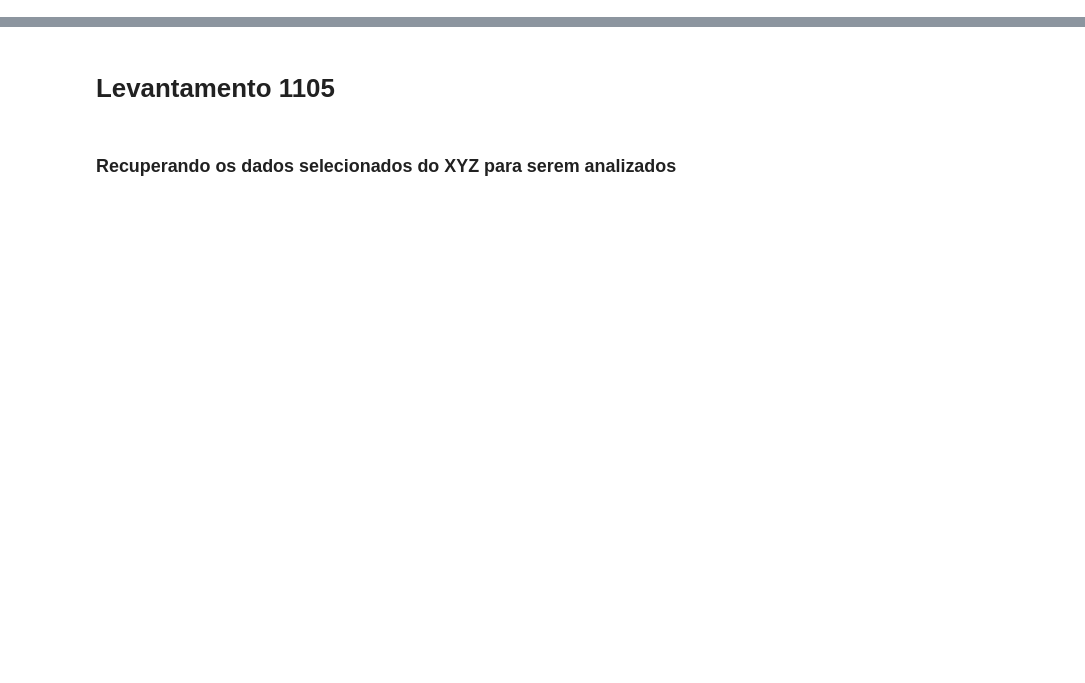
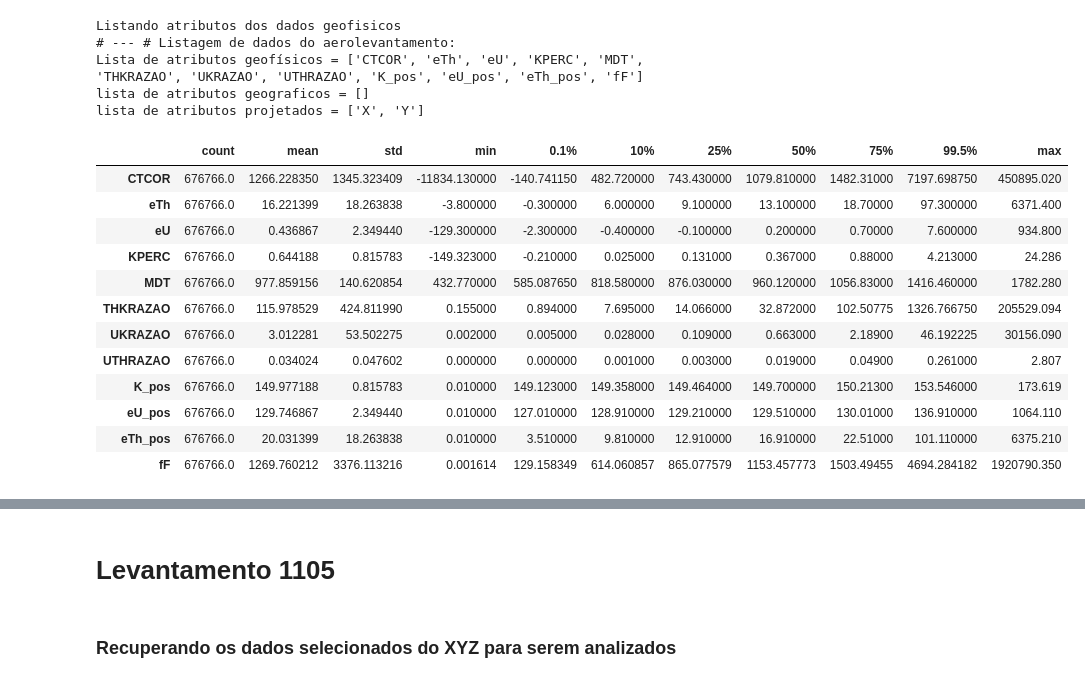
Before and after one commit to Gabriel-Goes/mapeamento_litologico_preditivo, a Jupyter notebook: 2.1-Pandas&Numpy:Descrevendo_os_dados_brutos.ipynb, the cells around one changed output, grey strips where cells are left out. Cells and saved outputs as stored; diff of their text form; code cells hidden in the pictures; blank space fills up the shorter version.

Commit message:
Data Manipulation_ Setting Radiometric  Min_Values to 0.01 and calculating F Factor

```diff
--- a/2.1-Pandas&Numpy:Descrevendo_os_dados_brutos.ipynb
+++ b/2.1-Pandas&Numpy:Descrevendo_os_dados_brutos.ipynb
@@ -1,9 +1,6 @@
 # %%
 import pandas as pd
-from sources.importar import geometrias                         # ARQUIVO COM DEFINICOES DE FUNCOES ESCRITAS EM
-                                                             # PYTHON PARA FACILITAR OS PROCESSOS DE PLOTS E LEITURA DOS DADOS...
-                                                             # E NO FUTURO GERAR UM SCRIPT DE ENCADEAMENTO DESTAS FUNÇOES.
-
-from sources.descricao import descricao
-
-gdb = '/home/ggrl/geodatabase/'
+from src.funcs_importar import import_xyz, gdb
+                                                            # ARQUIVO COM DEFINICOES DE FUNCOES ESCRITAS EM
+                                                            # PYTHON PARA FACILITAR OS PROCESSOS DE PLOTS E LEITURA DOS DADOS...
+                                                            # E NO FUTURO GERAR UM SCRIPT DE ENCADEAMENTO DESTAS FUNÇOES.
@@ -9,0 +17,15 @@ gdb = '/home/ggrl/geodatabase/'
+# %%
+gama_3022_cols = 'ALTURA BARO COSMICO CTB CTCOR CTEXP DATA eTh eU FIDUCIAL GPSALT HORA KB KCOR KPERC LATITUDE LIVE_TIME LONGITUDE MDT TEMP THB THCOR THKRAZAO UB UCOR UKRAZAO UTHRAZAO UUP X X_WGS Y Y_WGS'.split(" ")
+
+gama_3022 = pd.read_csv(gdb('geof/3022_Gama.XYZ'),
+                         names=gama_3022_cols,
+                         delim_whitespace=True,
+                         skiprows=8,
+                         usecols=['X',"Y",
+                                  "MDT",
+                                  "KPERC", 'eU', 'eTh', 'CTCOR',
+                                  'UTHRAZAO',"THKRAZAO","UKRAZAO"],
+                         na_values=('*'),
+                         dtype=('float'),
+                         encoding='latin-1'
+                         )
@@ -9,0 +136,37 @@ gdb = '/home/ggrl/geodatabase/'
+# %%
+df = gama_3022
+
+df['K_pos'] = df['KPERC'] - df['KPERC'].min() + 0.01
+df['eU_pos'] = df['eU'] - df['eU'].min() + 0.01
+df['eTh_pos'] = df['eTh'] - df['eTh'].min() + 0.01
+
+# Fator F
+df['fF'] = df.K_pos * df.eU_pos / df.eTh_pos
+
+# Cálculo de Razões de Bandas ( SEM LOW-PASS )
+#df['UTH_R']
+#df['KTH_R']
+# %%
+df_descricao = descricao(df)
+# %% [output]
+Listando atributos dos dados geofisicos
+# --- # Listagem de dados do aerolevantamento:
+Lista de atributos geofísicos = ['CTCOR', 'eTh', 'eU', 'KPERC', 'MDT', 'THKRAZAO', 'UKRAZAO', 'UTHRAZAO', 'K_pos', 'eU_pos', 'eTh_pos', 'fF']
+lista de atributos geograficos = []
+lista de atributos projetados = ['X', 'Y']
+# %%
+df_descricao[4].T
+# %% [output]
+|  | count | mean | std | min | 0.1% | 10% | 25% | 50% | 75% | 99.5% | max |
+| CTCOR | 676766.0 | 1266.228350 | 1345.323409 | -11834.130000 | -140.741150 | 482.720000 | 743.430000 | 1079.810000 | 1482.31000 | 7197.698750 | 450895.020 |
+| eTh | 676766.0 | 16.221399 | 18.263838 | -3.800000 | -0.300000 | 6.000000 | 9.100000 | 13.100000 | 18.70000 | 97.300000 | 6371.400 |
+| eU | 676766.0 | 0.436867 | 2.349440 | -129.300000 | -2.300000 | -0.400000 | -0.100000 | 0.200000 | 0.70000 | 7.600000 | 934.800 |
+| KPERC | 676766.0 | 0.644188 | 0.815783 | -149.323000 | -0.210000 | 0.025000 | 0.131000 | 0.367000 | 0.88000 | 4.213000 | 24.286 |
+| MDT | 676766.0 | 977.859156 | 140.620854 | 432.770000 | 585.087650 | 818.580000 | 876.030000 | 960.120000 | 1056.83000 | 1416.460000 | 1782.280 |
+| THKRAZAO | 676766.0 | 115.978529 | 424.811990 | 0.155000 | 0.894000 | 7.695000 | 14.066000 | 32.872000 | 102.50775 | 1326.766750 | 205529.094 |
+| UKRAZAO | 676766.0 | 3.012281 | 53.502275 | 0.002000 | 0.005000 | 0.028000 | 0.109000 | 0.663000 | 2.18900 | 46.192225 | 30156.090 |
+| UTHRAZAO | 676766.0 | 0.034024 | 0.047602 | 0.000000 | 0.000000 | 0.001000 | 0.003000 | 0.019000 | 0.04900 | 0.261000 | 2.807 |
+| K_pos | 676766.0 | 149.977188 | 0.815783 | 0.010000 | 149.123000 | 149.358000 | 149.464000 | 149.700000 | 150.21300 | 153.546000 | 173.619 |
+| eU_pos | 676766.0 | 129.746867 | 2.349440 | 0.010000 | 127.010000 | 128.910000 | 129.210000 | 129.510000 | 130.01000 | 136.910000 | 1064.110 |
+| eTh_pos | 676766.0 | 20.031399 | 18.263838 | 0.010000 | 3.510000 | 9.810000 | 12.910000 | 16.910000 | 22.51000 | 101.110000 | 6375.210 |
+| fF | 676766.0 | 1269.760212 | 3376.113216 | 0.001614 | 129.158349 | 614.060857 | 865.077579 | 1153.457773 | 1503.49455 | 4694.284182 | 1920790.350 |
```
Also changed, not shown: parts of 31 cells of this notebook, 4 other files.
